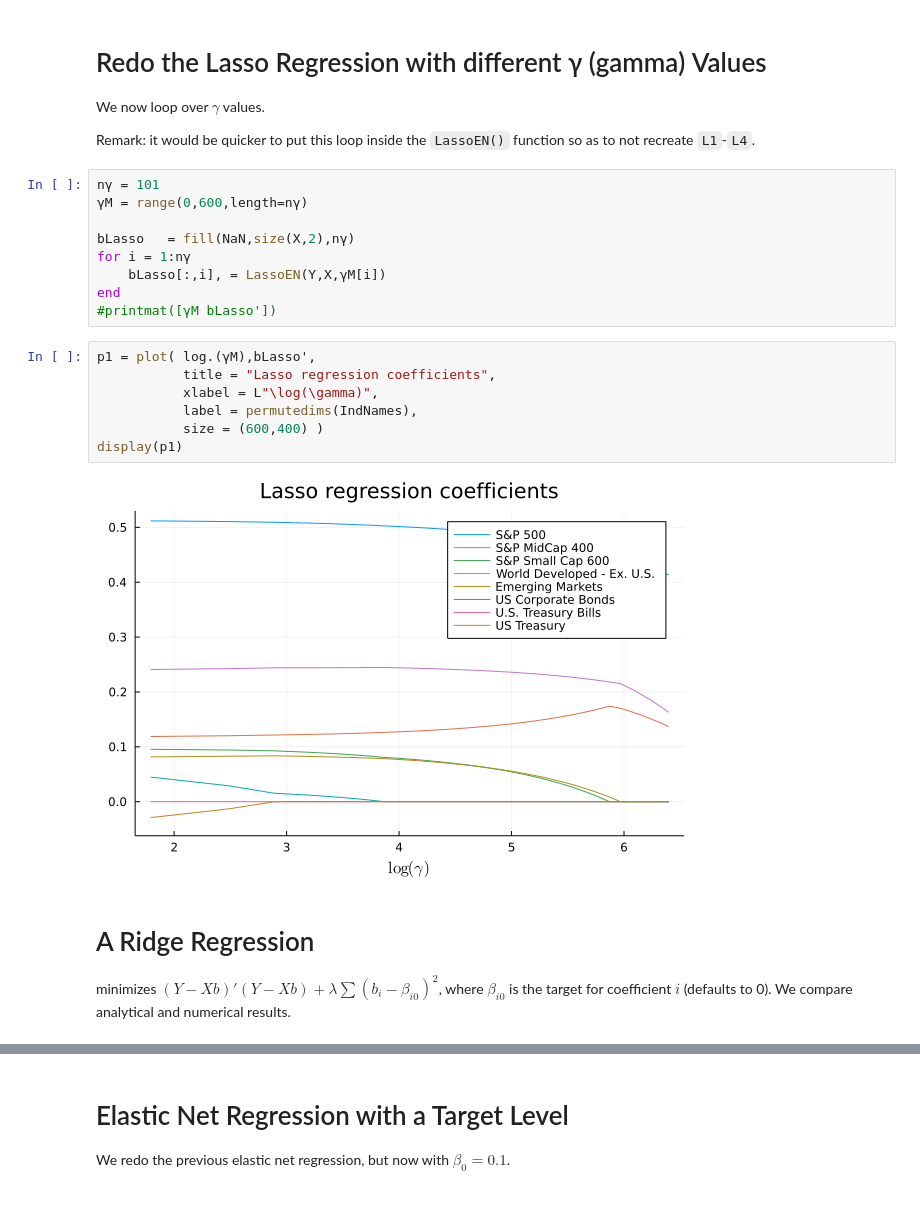
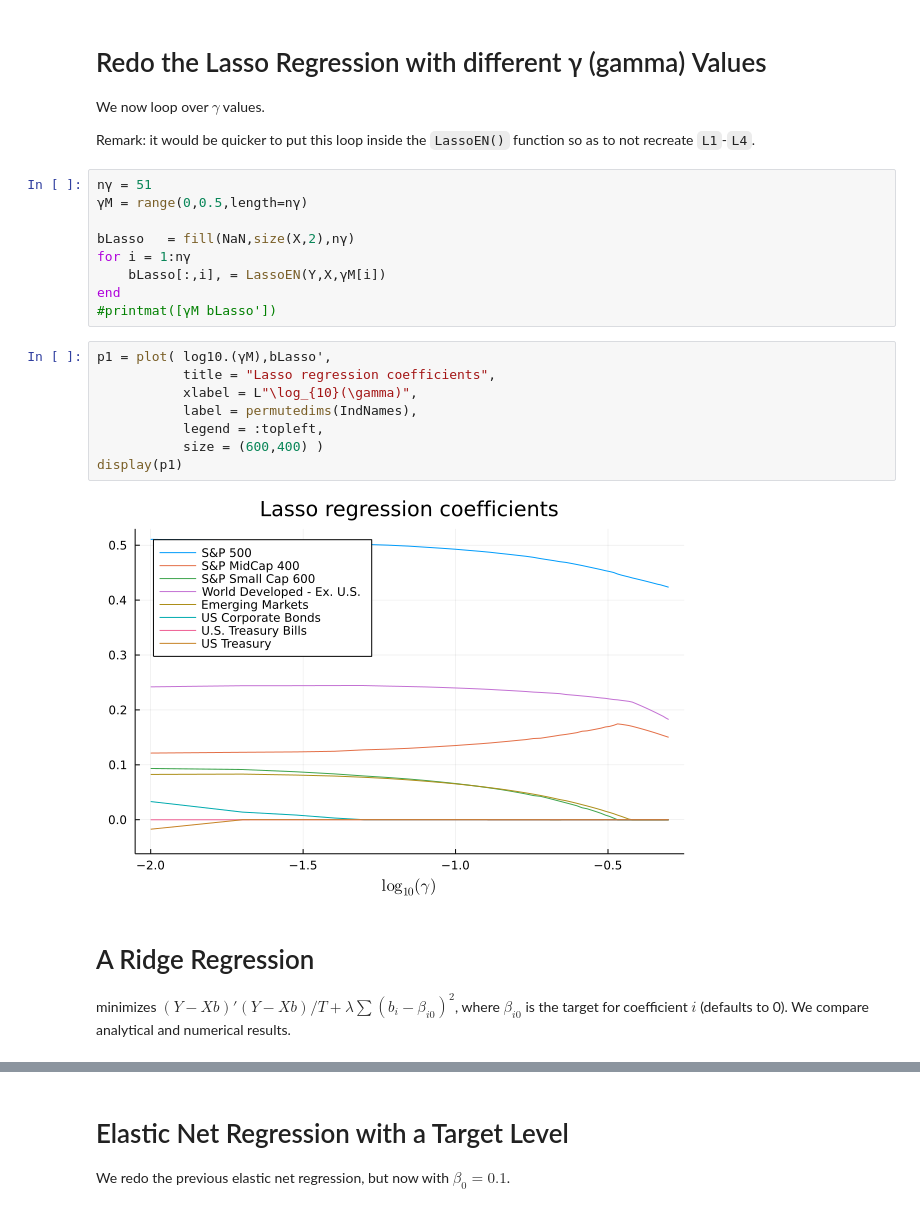
Before and after one commit to PaulSoderlind/FinancialEconometrics, a Jupyter notebook: Ch07_OLS_Lasso.ipynb, the cells around one changed output, grey strips where cells are left out. Drawn from its saved outputs; the diff is of its cells as text.

```diff
--- a/Ch07_OLS_Lasso.ipynb
+++ b/Ch07_OLS_Lasso.ipynb
@@ -115,8 +119,8 @@ We now loop over $\gamma$ values.
 
 Remark: it would be quicker to put this loop inside the `LassoEN()` function so as to not recreate `L1`-`L4`.
 # %%
-nγ = 101
-γM = range(0,600,length=nγ)
+nγ = 51
+γM = range(0,0.5,length=nγ)
 
 bLasso   = fill(NaN,size(X,2),nγ)
 for i = 1:nγ
@@ -124,18 +128,19 @@ for i = 1:nγ
 end
 #printmat([γM bLasso'])
 # %%
-p1 = plot( log.(γM),bLasso',
+p1 = plot( log10.(γM),bLasso',
            title = "Lasso regression coefficients",
-           xlabel = L"\log(\gamma)",
+           xlabel = L"\log_{10}(\gamma)",
            label = permutedims(IndNames),
+           legend = :topleft,
            size = (600,400) )
 display(p1)
 # %% [output]
-[figure, old version]
+[figure, new version]
 # %% [markdown]
 # A Ridge Regression
 
-minimizes $(Y-Xb)'(Y-Xb) + \lambda \sum (b_i-\beta_{i0})^2$, where $\beta_{i0}$ is the target for coefficient $i$ (defaults to 0). We compare analytical and numerical results.
+minimizes $(Y-Xb)'(Y-Xb)/T + \lambda \sum (b_i-\beta_{i0})^2$, where $\beta_{i0}$ is the target for coefficient $i$ (defaults to 0). We compare analytical and numerical results.
 # %%
 """
     RidgeRegression(Y,X,λ,β₀=0)
```
Also changed, not shown: parts of 11 cells of this notebook.
